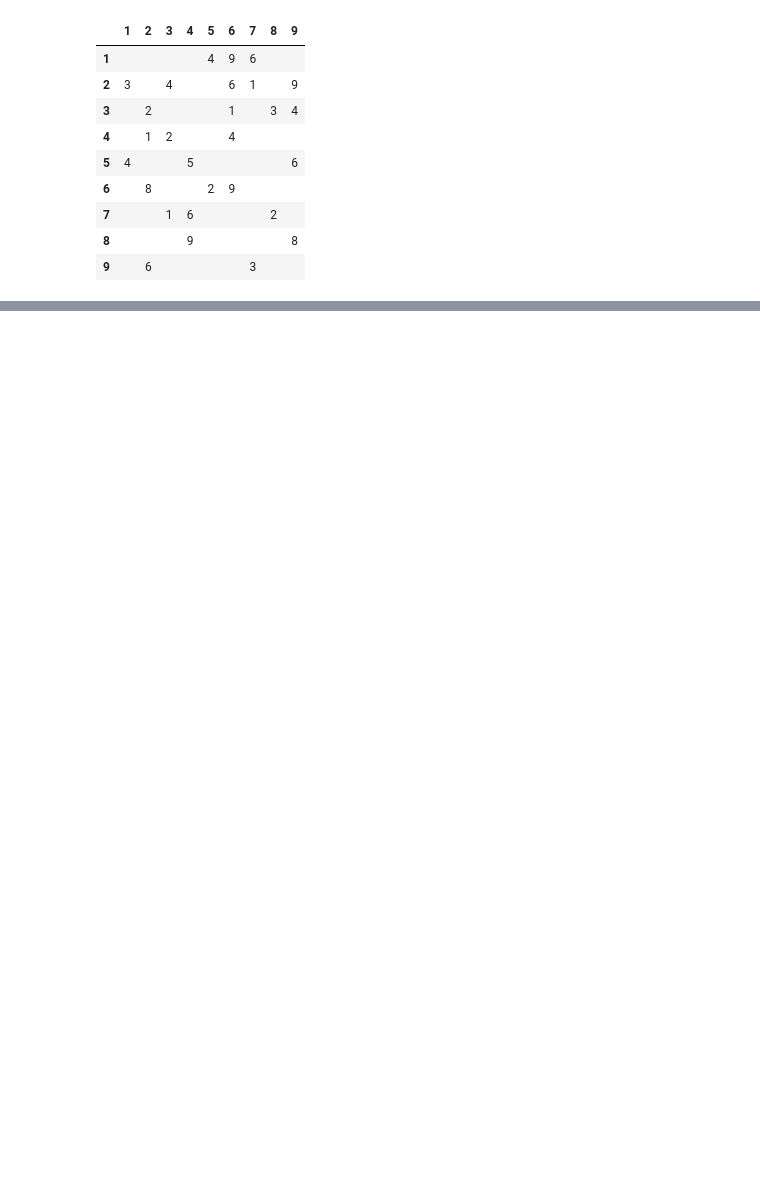
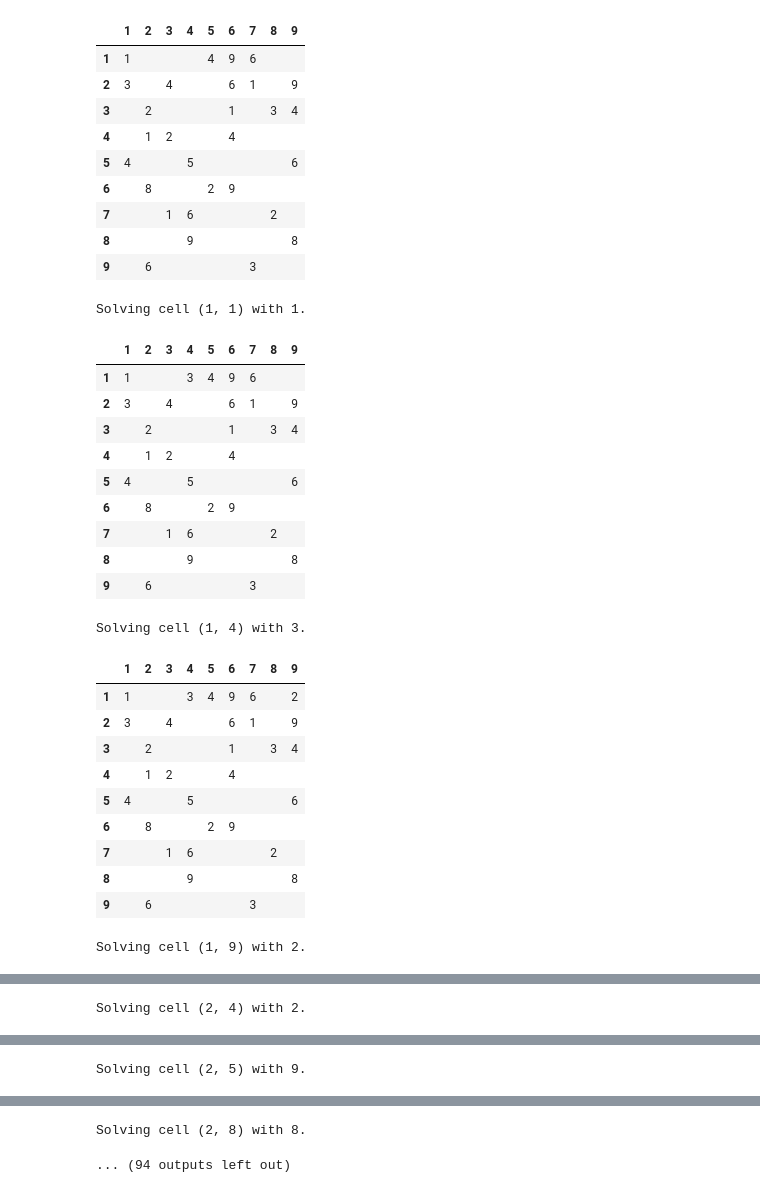
Before and after one commit to np1919/Portfolio, a Jupyter notebook: Sudoku_Game_Solver/sudoku_game v3.ipynb, the cells around one changed output, grey strips where cells are left out. Cells and saved outputs as stored; diff of their text form; code cells hidden in the pictures; blank space fills up the shorter version.

```diff
--- a/Sudoku_Game_Solver/sudoku_game v3.ipynb
+++ b/Sudoku_Game_Solver/sudoku_game v3.ipynb
@@ -37,6 +31,9 @@ ModuleNotFoundError: No module named 'pandas'
 # %%
-a = SudokuGrid()
+a = SudokuGrid(show_steps=False)
+
 hard_game(a)
-print(a.total_trues)
+
+# print(a.total_trues)
+
 a.show_grid
 # %% [output]
@@ -58,7 +49,0 @@ Let's try to make some rules which can fill cells based on various strategies.
-# %%
-a = SudokuGrid()
-hard_game(a)
-
-
-# make it a dataframe
-        # return pd.DataFrame(np.array([x.nonant.nonant for x in self.cells]).reshape(9,9), index=range(1,10), columns=range(1,10))
@@ -153,13 +50,37 @@ a.show_grid
-# %%
-a.show_grid
-# %% [output]
-|  | 1 | 2 | 3 | 4 | 5 | 6 | 7 | 8 | 9 |
-| 1 |  |  |  |  | 4 | 9 | 6 |  |  |
-| 2 | 3 |  | 4 |  |  | 6 | 1 |  | 9 |
-| 3 |  | 2 |  |  |  | 1 |  | 3 | 4 |
-| 4 |  | 1 | 2 |  |  | 4 |  |  |  |
-| 5 | 4 |  |  | 5 |  |  |  |  | 6 |
-| 6 |  | 8 |  |  | 2 | 9 |  |  |  |
-| 7 |  |  | 1 | 6 |  |  |  | 2 |  |
-| 8 |  |  |  | 9 |  |  |  |  | 8 |
-| 9 |  | 6 |  |  |  |  | 3 |  |  |
+# %%
+a.show_steps=True
+a.solve()
+# %% [output]
+|  | 1 | 2 | 3 | 4 | 5 | 6 | 7 | 8 | 9 |
+| 1 | 1 |  |  |  | 4 | 9 | 6 |  |  |
+| 2 | 3 |  | 4 |  |  | 6 | 1 |  | 9 |
+| 3 |  | 2 |  |  |  | 1 |  | 3 | 4 |
+| 4 |  | 1 | 2 |  |  | 4 |  |  |  |
+| 5 | 4 |  |  | 5 |  |  |  |  | 6 |
+| 6 |  | 8 |  |  | 2 | 9 |  |  |  |
+| 7 |  |  | 1 | 6 |  |  |  | 2 |  |
+| 8 |  |  |  | 9 |  |  |  |  | 8 |
+| 9 |  | 6 |  |  |  |  | 3 |  |  |
+Solving cell (1, 1) with 1.
+|  | 1 | 2 | 3 | 4 | 5 | 6 | 7 | 8 | 9 |
+| 1 | 1 |  |  | 3 | 4 | 9 | 6 |  |  |
+| 2 | 3 |  | 4 |  |  | 6 | 1 |  | 9 |
+| 3 |  | 2 |  |  |  | 1 |  | 3 | 4 |
+| 4 |  | 1 | 2 |  |  | 4 |  |  |  |
+| 5 | 4 |  |  | 5 |  |  |  |  | 6 |
+| 6 |  | 8 |  |  | 2 | 9 |  |  |  |
+| 7 |  |  | 1 | 6 |  |  |  | 2 |  |
+| 8 |  |  |  | 9 |  |  |  |  | 8 |
+| 9 |  | 6 |  |  |  |  | 3 |  |  |
+Solving cell (1, 4) with 3.
+|  | 1 | 2 | 3 | 4 | 5 | 6 | 7 | 8 | 9 |
+| 1 | 1 |  |  | 3 | 4 | 9 | 6 |  | 2 |
+| 2 | 3 |  | 4 |  |  | 6 | 1 |  | 9 |
+| 3 |  | 2 |  |  |  | 1 |  | 3 | 4 |
+| 4 |  | 1 | 2 |  |  | 4 |  |  |  |
+| 5 | 4 |  |  | 5 |  |  |  |  | 6 |
+| 6 |  | 8 |  |  | 2 | 9 |  |  |  |
+| 7 |  |  | 1 | 6 |  |  |  | 2 |  |
+| 8 |  |  |  | 9 |  |  |  |  | 8 |
+| 9 |  | 6 |  |  |  |  | 3 |  |  |
+Solving cell (1, 9) with 2.
@@ -165,0 +97 @@ a.show_grid
+Solving cell (2, 4) with 2.
@@ -165,0 +108 @@ a.show_grid
+Solving cell (2, 5) with 9.
@@ -165,0 +119,2 @@ a.show_grid
+Solving cell (2, 8) with 8.
+... (94 outputs left out)
```
Also changed, not shown: parts of 12 cells of this notebook, 9 other files.
